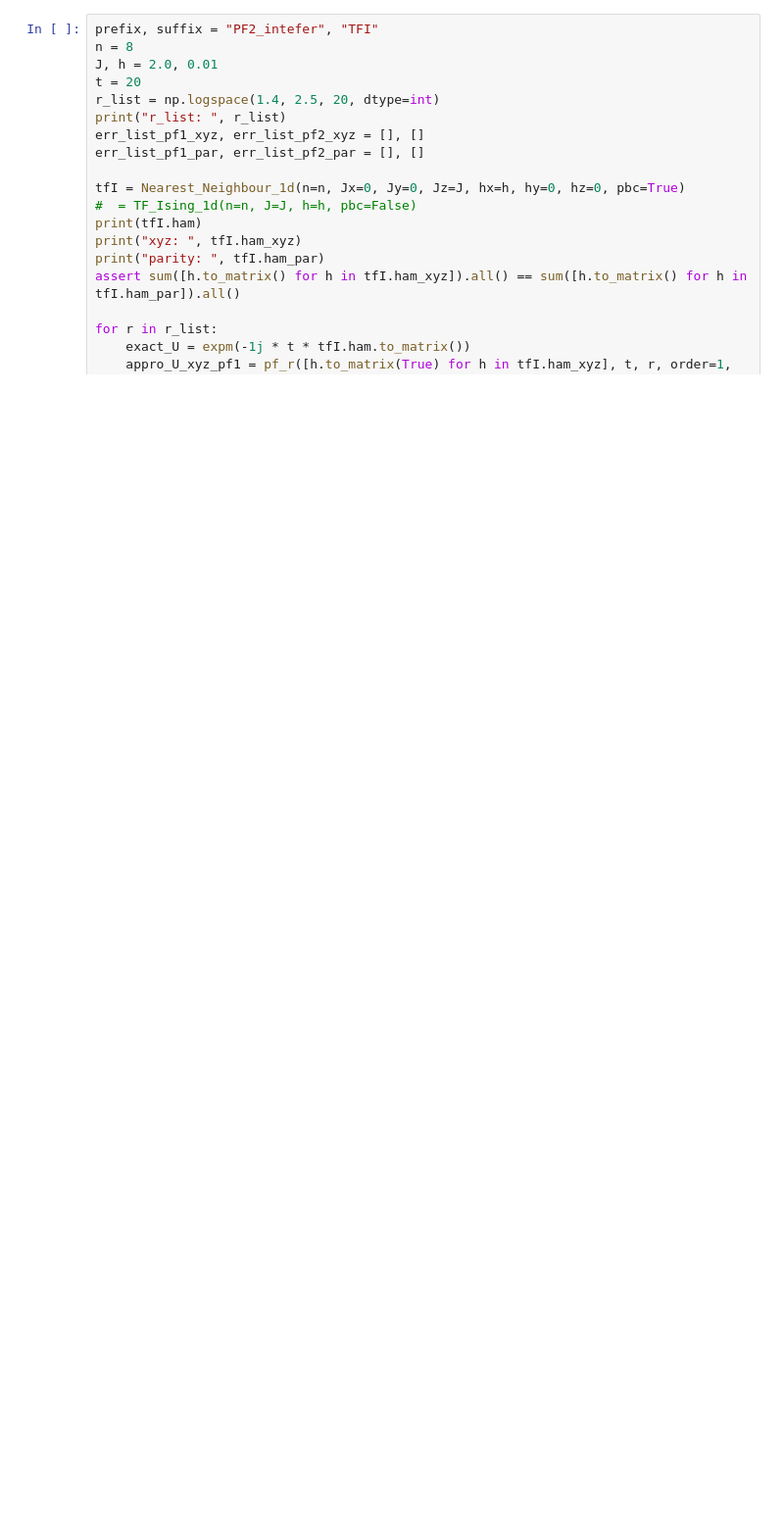
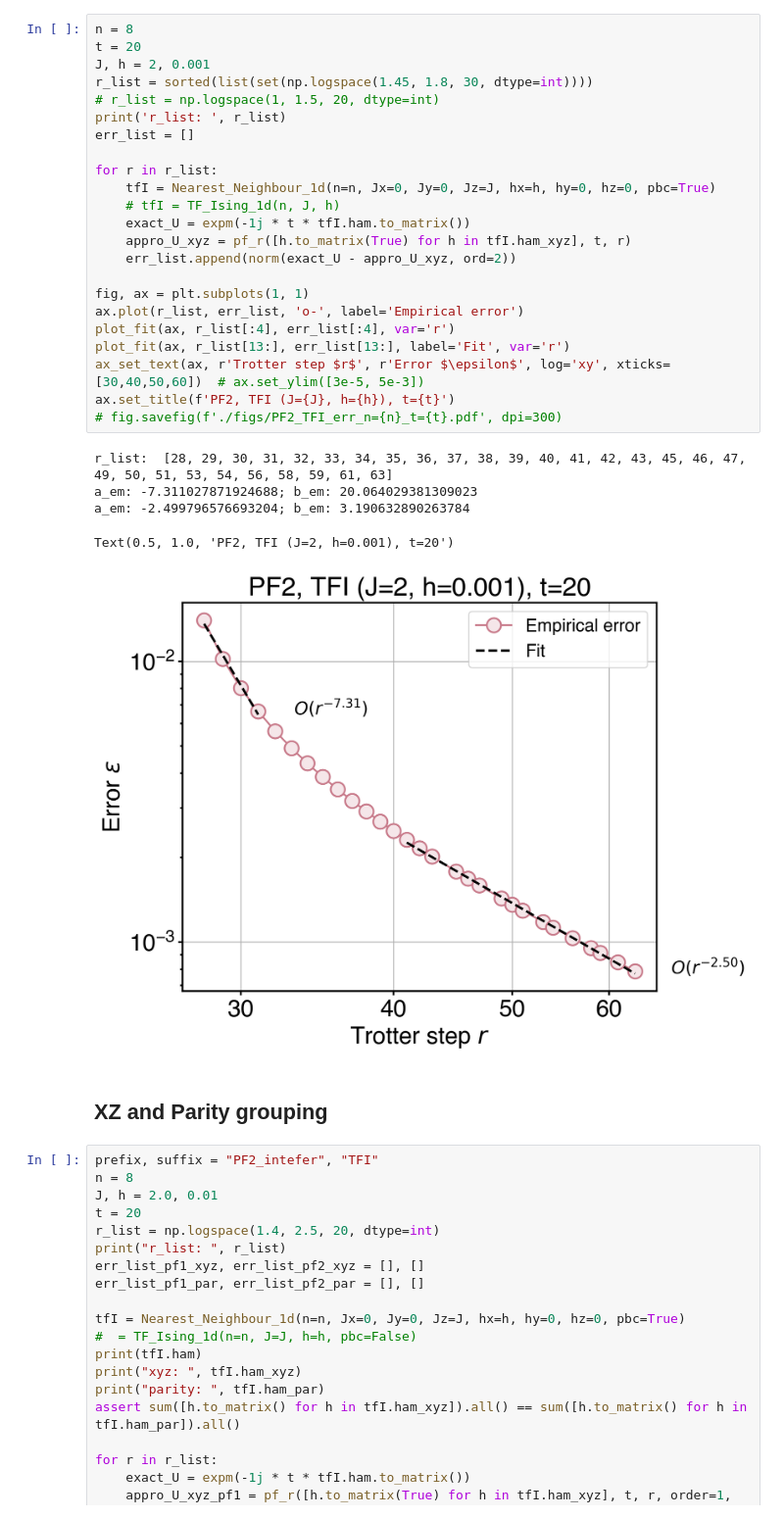
Before and after one commit to Jue-Xu/Interference-Trotter-Error, a Jupyter notebook: code/second_order.ipynb, the cells around one changed output. Shown at 98% size. Cells and saved outputs as stored; diff of their text form; blank space fills up the shorter version.

```diff
--- a/code/second_order.ipynb
+++ b/code/second_order.ipynb
@@ -33,3 +65,34 @@ set_color_cycle(color_cycle)
+# %%
+n = 8
+t = 20
+J, h = 2, 0.001
+r_list = sorted(list(set(np.logspace(1.45, 1.8, 30, dtype=int))))
+# r_list = np.logspace(1, 1.5, 20, dtype=int)
+print('r_list: ', r_list)
+err_list = []
+
+for r in r_list:
+    tfI = Nearest_Neighbour_1d(n=n, Jx=0, Jy=0, Jz=J, hx=h, hy=0, hz=0, pbc=True)
+    # tfI = TF_Ising_1d(n, J, h)
+    exact_U = expm(-1j * t * tfI.ham.to_matrix())
+    appro_U_xyz = pf_r([h.to_matrix(True) for h in tfI.ham_xyz], t, r)
+    err_list.append(norm(exact_U - appro_U_xyz, ord=2))
+
+fig, ax = plt.subplots(1, 1)
+ax.plot(r_list, err_list, 'o-', label='Empirical error')
+plot_fit(ax, r_list[:4], err_list[:4], var='r')
+plot_fit(ax, r_list[13:], err_list[13:], label='Fit', var='r')
+ax_set_text(ax, r'Trotter step $r$', r'Error $\epsilon$', log='xy', xticks=[30,40,50,60])  # ax.set_ylim([3e-5, 5e-3])
+ax.set_title(f'PF2, TFI (J={J}, h={h}), t={t}')
+# fig.savefig(f'./figs/PF2_TFI_err_n={n}_t={t}.pdf', dpi=300)
+# %% [output]
+r_list:  [28, 29, 30, 31, 32, 33, 34, 35, 36, 37, 38, 39, 40, 41, 42, 43, 45, 46, 47, 49, 50, 51, 53, 54, 56, 58, 59, 61, 63]
+a_em: -7.311027871924688; b_em: 20.064029381309023
+a_em: -2.499796576693204; b_em: 3.190632890263784
+Text(0.5, 1.0, 'PF2, TFI (J=2, h=0.001), t=20')
+[figure, added]
+# %% [markdown]
+## XZ and Parity grouping
 # %%
 prefix, suffix = "PF2_intefer", "TFI"
 n = 8
```
Also changed, not shown: parts of 6 cells of this notebook, 11 other files.
